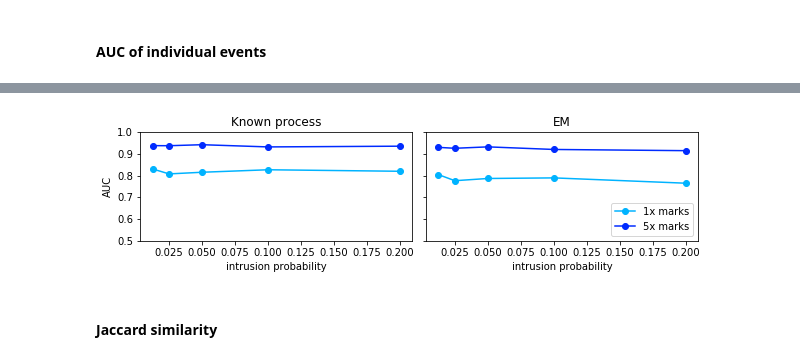
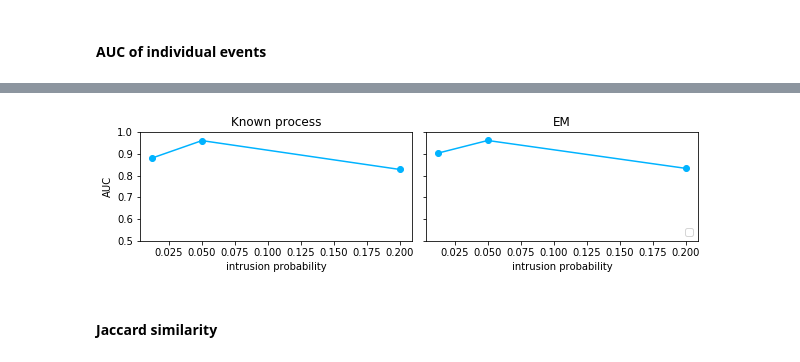
Before and after one commit to dtolpin/irp-case-studies, a Jupyter notebook: notebooks/experiments.ipynb, the cells around one changed output, grey strips where cells are left out. Saved outputs shown, nothing was run; the diff lists cells and outputs as text; code cells hidden in the pictures.

```diff
--- a/notebooks/experiments.ipynb
+++ b/notebooks/experiments.ipynb
@@ -319,12 +287,11 @@ for sp in [spnoem, spem]:
     sp.set_xlabel("intrusion probability")
     sp.set_ylim(0, 1)
 for (em, sp) in [(False, spnoem), (True, spem)]:
-    for iscale in iscales:
-        ys = numpy.array([curves[em][iscale][p] for p in ps])
-        sp.plot(xs, ys[:, 0], marker='o', color=[x**iscale for x in (0, 0.7, 1)],
-                label="intrusion, {}x marks".format(iscale))
-        sp.plot(xs, ys[:, 1], marker='x', color=[x**iscale for x in (1, 0.7, 0)],
-                label="no intrusion, {}x marks".format(iscale))
+    ys = numpy.array([curves[em][p] for p in ps])
+    sp.plot(xs, ys[:, 0], marker='o', color=[x for x in (0, 0.7, 1)],
+            label="intrusion")
+    sp.plot(xs, ys[:, 1], marker='x', color=[x for x in (1, 0.7, 0)],
+            label="no intrusion")
 handles, labels = spem.get_legend_handles_labels()
 spem.legend(handles, labels)
 f_s_aas.savefig('../figures/synthetic-alert-score.pdf')
@@ -341,7 +308,7 @@ We also obtain more fine-grained metrics of detection accuracy.
 # %% [markdown]
 #### AUC
 # %%
-print("EM\tp\tiscale\tauc")
+print("EM\tp\tauc")
 pcurves = {False: {}, True: {}}
 f, (sproc, sppr) = plt.subplots(1, 2)
 f.set_figwidth(10)
@@ -361,9 +328,7 @@ for ds in DATASETS:
         sproc.plot(fpr, tpr)
         sppr.plot(recall, precision)
         auc = metrics.auc(fpr, tpr)
-        if ds["iscale"] not in pcurves[EM]:
-            pcurves[EM][ds["iscale"]] = {}
-        pcurves[EM][ds["iscale"]][ds["p"]] = auc
-        print("{}\t{:.4f}\t{:.4f}\t{:.4f}"
-              .format(EM, ds["p"], ds["iscale"], auc))
+        pcurves[EM][ds["p"]] = auc
+        print("{}\t{:.4f}\t{:.4f}"
+              .format(EM, ds["p"], auc))
 # %% [output]
@@ -401,10 +356,8 @@ for sp in [spnoem, spem]:
     sp.set_ylim(0.5, 1)
     sp.axhline(y=0.5, color='black', lw=1, ls='dashed')
 for (em, sp) in [(False, spnoem), (True, spem)]:
-    for iscale in iscales:
-        ys = numpy.array([pcurves[em][iscale][p] for p in ps])
-        sp.plot(xs, ys, marker='o', color=[x**iscale for x in (0, 0.7, 1)],
-                label="{}x marks".format(iscale))
+    ys = numpy.array([pcurves[em][p] for p in ps])
+    sp.plot(xs, ys, marker='o', color=[x for x in (0, 0.7, 1)])
 handles, labels = spem.get_legend_handles_labels()
 spem.legend(handles, labels)
 f_s_pauc.savefig("../figures/synthetic-auc-per-log.pdf")
@@ -413,7 +366,7 @@ f_s_pauc.savefig("../figures/synthetic-auc-per-log.pdf")
 # %% [markdown]
 #### AUC of individual events
 # %%
-print("EM\tp\tiscale\tauc")
+print("EM\tp\tauc")
 lcurves = {False: {}, True: {}}
 f, (sproc, sppr) = plt.subplots(1, 2)
 f.set_figwidth(10)
@@ -433,9 +386,7 @@ for ds in DATASETS:
         auc = metrics.auc(fpr, tpr)
         sproc.plot(fpr, tpr)
         sppr.plot(precision, recall)
-        if ds["iscale"] not in lcurves[EM]:
-            lcurves[EM][ds["iscale"]] = {}
-        lcurves[EM][ds["iscale"]][ds["p"]] = auc
-        print("{}\t{:.4f}\t{:.4f}\t{:.4f}"
-              .format(EM, ds["p"], ds["iscale"], auc))
+        lcurves[EM][ds["p"]] = auc
+        print("{}\t{:.4f}\t{:.4f}"
+              .format(EM, ds["p"], auc))
 # %% [output]
@@ -460,25 +401,23 @@ True    0.2000  5.0000  0.9145
 # %%
 xs = ps
 f_s_mauc, (spnoem, spem) = plt.subplots(1, 2, sharey=True)
 f_s_mauc.subplots_adjust(wspace=0.05)
 f_s_mauc.set_figwidth(10)
 f_s_mauc.set_figheight(2)
 spnoem.set_title("Known process")
 spem.set_title("EM")
 spnoem.set_ylabel("AUC")
 for sp in [spnoem, spem]:
     sp.set_xlabel("intrusion probability")
     sp.set_ylim(0.5, 1)
 for (em, sp) in [(False, spnoem), (True, spem)]:
-    for iscale in iscales:
-        ys = numpy.array([lcurves[em][iscale][p] for p in ps])
-        sp.plot(xs, ys, marker='o', color=[x**iscale for x in (0, 0.7, 1)],
-                label="{}x marks".format(iscale))
+    ys = numpy.array([lcurves[em][p] for p in ps])
+    sp.plot(xs, ys, marker='o', color=[x for x in (0, 0.7, 1)])
 handles, labels = spem.get_legend_handles_labels()
 spem.legend(handles, labels, loc='lower right')
 f_s_mauc.savefig("../figures/synthetic-auc-per-event.pdf")
 # %% [output]
-[figure, old version]
+[figure, new version]
 # %% [markdown]
 #### Jaccard similarity
 # %%
```
Also changed, not shown: parts of 27 cells of this notebook, 45 other files.
